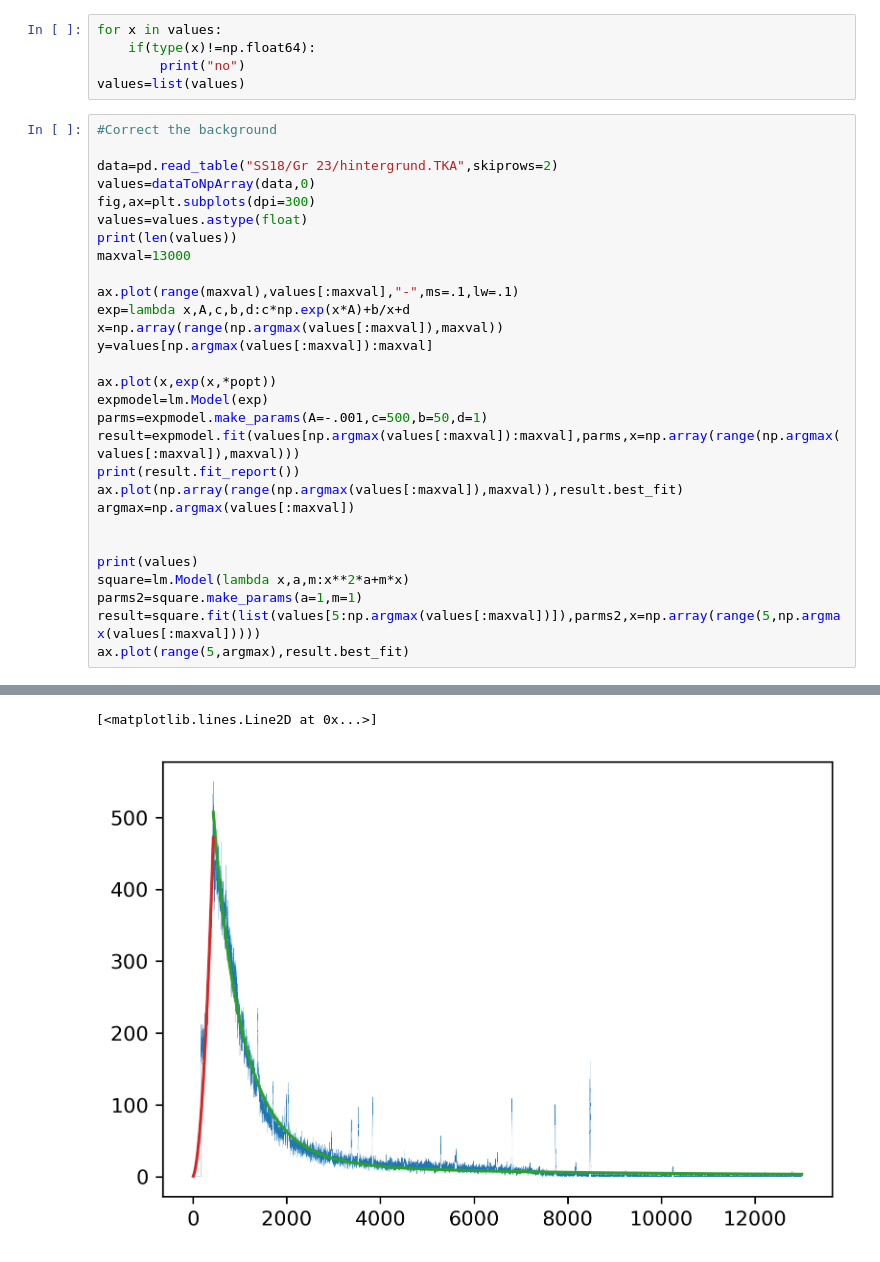
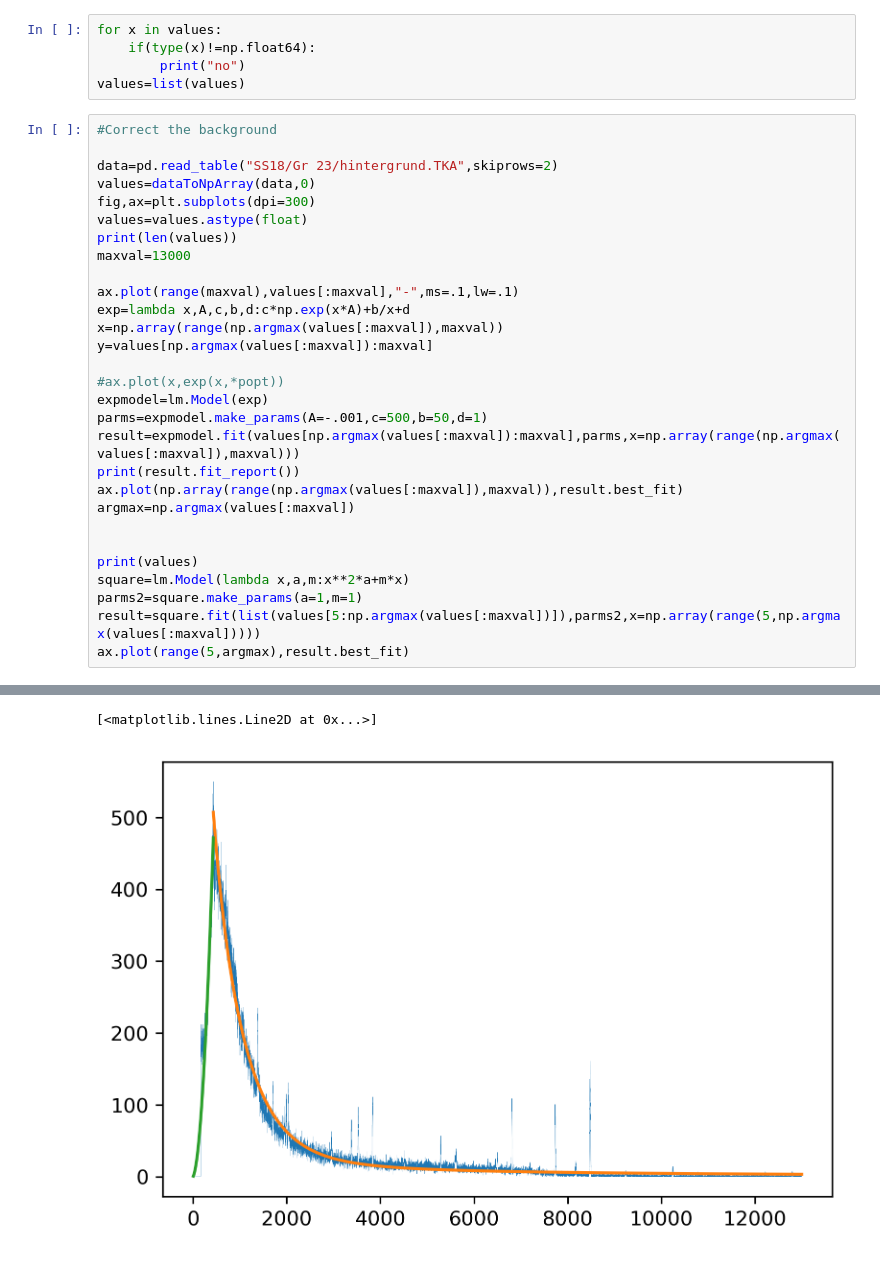
Before and after one commit to qwretz/fpraktikum, a Jupyter notebook: Hochauflösende gamma Spek/Testing.ipynb, the cells around one changed output, grey strips where cells are left out. Cells and saved outputs as stored; diff of their text form.

```diff
--- a/Hochauflösende gamma Spek/Testing.ipynb
+++ b/Hochauflösende gamma Spek/Testing.ipynb
@@ -138,37 +138,37 @@ exp=lambda x,A,c,b,d:c*np.exp(x*A)+b/x+d
 x=np.array(range(np.argmax(values[:maxval]),maxval))
 y=values[np.argmax(values[:maxval]):maxval]
 
-ax.plot(x,exp(x,*popt))
+#ax.plot(x,exp(x,*popt))
 expmodel=lm.Model(exp)
 parms=expmodel.make_params(A=-.001,c=500,b=50,d=1)
 result=expmodel.fit(values[np.argmax(values[:maxval]):maxval],parms,x=np.array(range(np.argmax(values[:maxval]),maxval)))
 print(result.fit_report())
 ax.plot(np.array(range(np.argmax(values[:maxval]),maxval)),result.best_fit)
 argmax=np.argmax(values[:maxval])
 
 
 print(values)
 square=lm.Model(lambda x,a,m:x**2*a+m*x)
 parms2=square.make_params(a=1,m=1)
 result=square.fit(list(values[5:np.argmax(values[:maxval])]),parms2,x=np.array(range(5,np.argmax(values[:maxval]))))
 ax.plot(range(5,argmax),result.best_fit)
 # %% [output]
 16381
 [[Model]]
     Model(<lambda>)
 [[Fit Statistics]]
     # fitting method   = leastsq
     # function evals   = 31
     # data points      = 12567
     # variables        = 4
     chi-square         = 1832097.08
     reduced chi-square = 145.832769
     Akaike info crit   = 62618.5811
     Bayesian info crit = 62648.3364
 ... (9 lines left out)
     C(A, b) = -0.550
     C(A, d) =  0.370
 
 [0. 0. 0. ... 0. 0. 0.]
 [<matplotlib.lines.Line2D at 0x...>]
-[figure, old version]
+[figure, new version]
```
Also changed, not shown: 1 other file.
